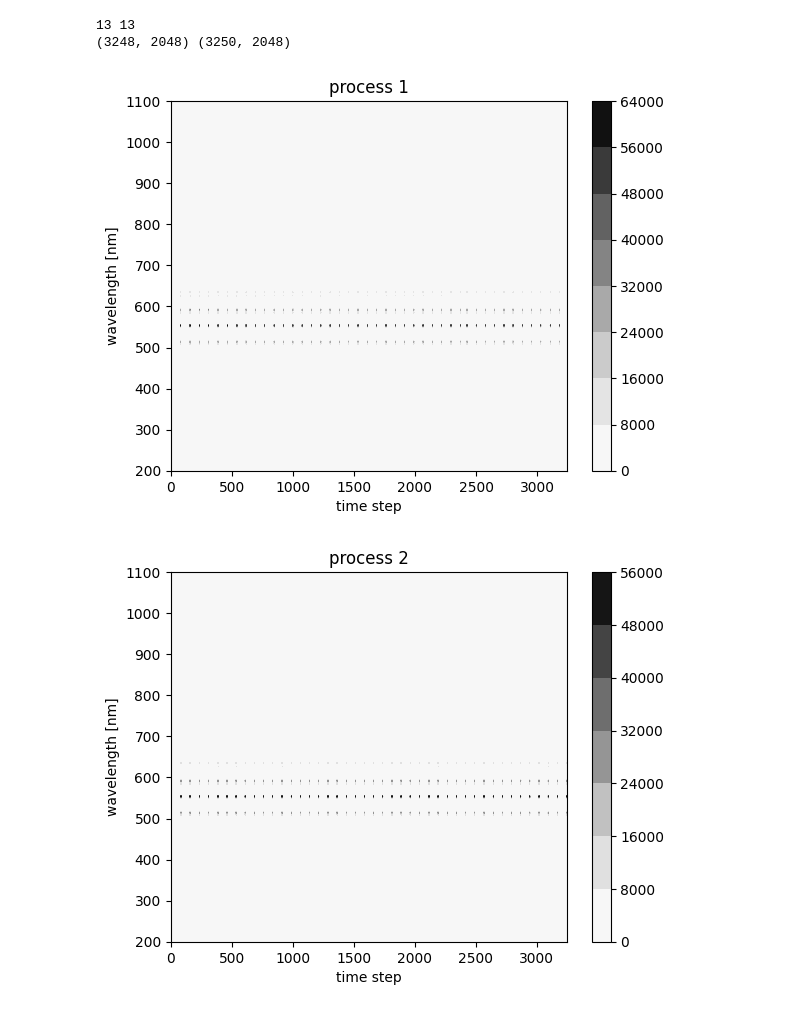
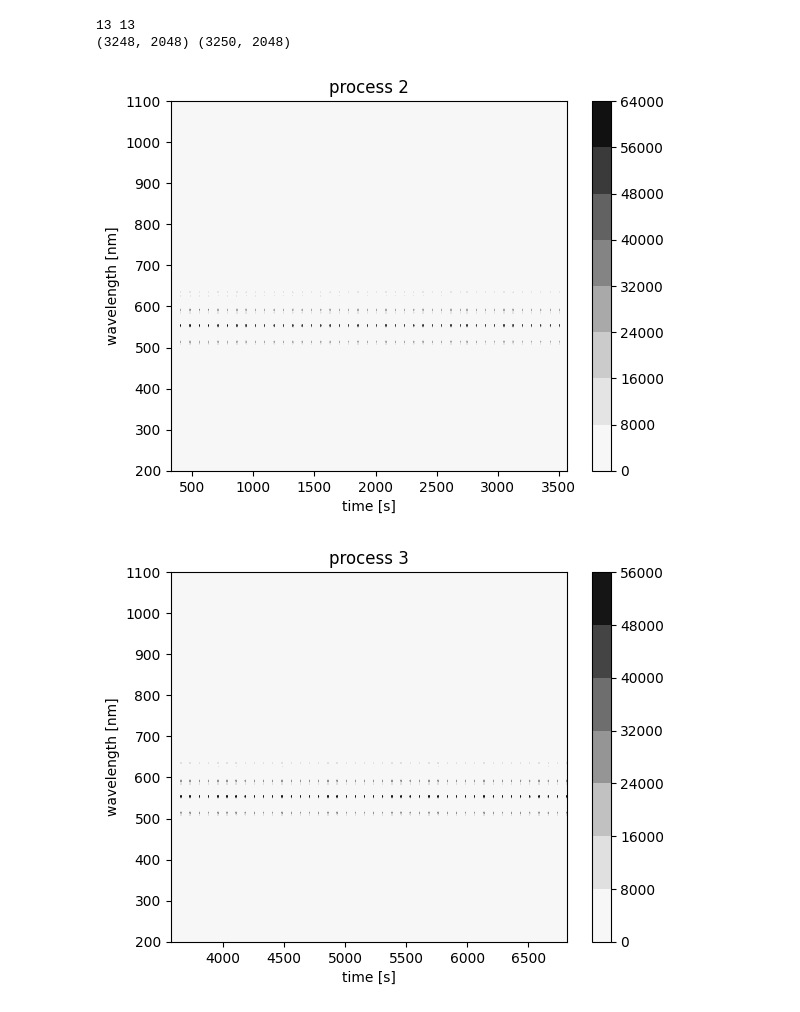
Before and after one commit to Materials-and-Devices-Center-under-KETI/OES_data, a Jupyter notebook: oes_test_new.ipynb, the cells around one changed output. Saved outputs shown, nothing was run; the diff lists cells and outputs as text; code cells hidden in the pictures.

```diff
--- a/oes_test_new.ipynb
+++ b/oes_test_new.ipynb
@@ -172,0 +287,31 @@ Considering the resolution of the spectrometer, track down the precursors N2 (33
+# %%
+# droulbe check
+df23_short = df23.iloc[160:230,:]
+
+x = range(len(df23_short.index))
+y = range(len(df23_short.columns))
+
+# replace negative values with zero
+for i in x:
+    for j in y:
+        if df23_short.iloc[i,j]<0:
+            df23_short.iloc[i,j]=0
+
+# scaling
+from sklearn.preprocessing import MinMaxScaler
+mm = MinMaxScaler()
+mm.fit(np.array(df23.columns).reshape(-1, 1))
+y = mm.transform(np.array(df23.columns).reshape(-1, 1)).flatten() * 1142 + 50
+
+X, Y = np.meshgrid(x, y)
+Z = df23_short.T
+
+plt.contourf(X, Y, Z, cmap='Greys')
+plt.xlabel('time [s]')
+# plt.xlim(0, 150)
+# plt.xticks(range(145,156,2))
+plt.ylabel('wavelength [nm]')
+plt.ylim(200,1100) # OES measurable spectral range
+plt.title('btw the first and second peaks')
+plt.colorbar()
+plt.show()
@@ -356,34 +570,40 @@ print(df1.shape, df2.shape)
 (3248, 2048) (3250, 2048)
 # %%
 # first plot
-x = range(len(df1.index))
+x = range(322,322+len(df1.index))
 y = range(len(df1.columns))
 
 # replace negative values with zero
-for i in x:
+for i in range(len(df1.index)):
     for j in y:
         if df1.iloc[i,j]<0:
             df1.iloc[i,j]=0
 
 X, Y = np.meshgrid(x, y)
 Z = df1.T
 
+# scaling
+from sklearn.preprocessing import MinMaxScaler
+mm = MinMaxScaler()
+mm.fit(np.array(df23.columns).reshape(-1, 1))
+y = mm.transform(np.array(df23.columns).reshape(-1, 1)).flatten() * 1142 + 50
+
 plt.contourf(X, Y, Z, cmap='Greys')
-plt.xlabel('time step')
+plt.xlabel('time [s]')
 plt.ylabel('wavelength [nm]')
 plt.ylim(200,1100) # OES measurable spectral range
-plt.title('process 1')
+plt.title('process 2')
 plt.colorbar()
 plt.show()
 # %% [output]
-[figure, old version]
+[figure, new version]
 # %%
 # second plot
-x = range(len(df2.index))
+x = range(3570,3570+len(df2.index))
 y = range(len(df2.columns))
 
 # replace negative values with zero
-for i in x:
+for i in range(len(df2.index)):
     for j in y:
         if df2.iloc[i,j]<0:
             df2.iloc[i,j]=0
@@ -391,12 +611,18 @@ for i in x:
 X, Y = np.meshgrid(x, y)
 Z = df2.T
 
+# scaling
+from sklearn.preprocessing import MinMaxScaler
+mm = MinMaxScaler()
+mm.fit(np.array(df23.columns).reshape(-1, 1))
+y = mm.transform(np.array(df23.columns).reshape(-1, 1)).flatten() * 1142 + 50
+
 plt.contourf(X, Y, Z, cmap='Greys')
-plt.xlabel('time step')
+plt.xlabel('time [s]')
 plt.ylabel('wavelength [nm]')
 plt.ylim(200,1100) # OES measurable spectral range
-plt.title('process 2')
+plt.title('process 3')
 plt.colorbar()
 plt.show()
 # %% [output]
-[figure, old version]
+[figure, new version]
```
Also changed, not shown: parts of 20 cells of this notebook.
